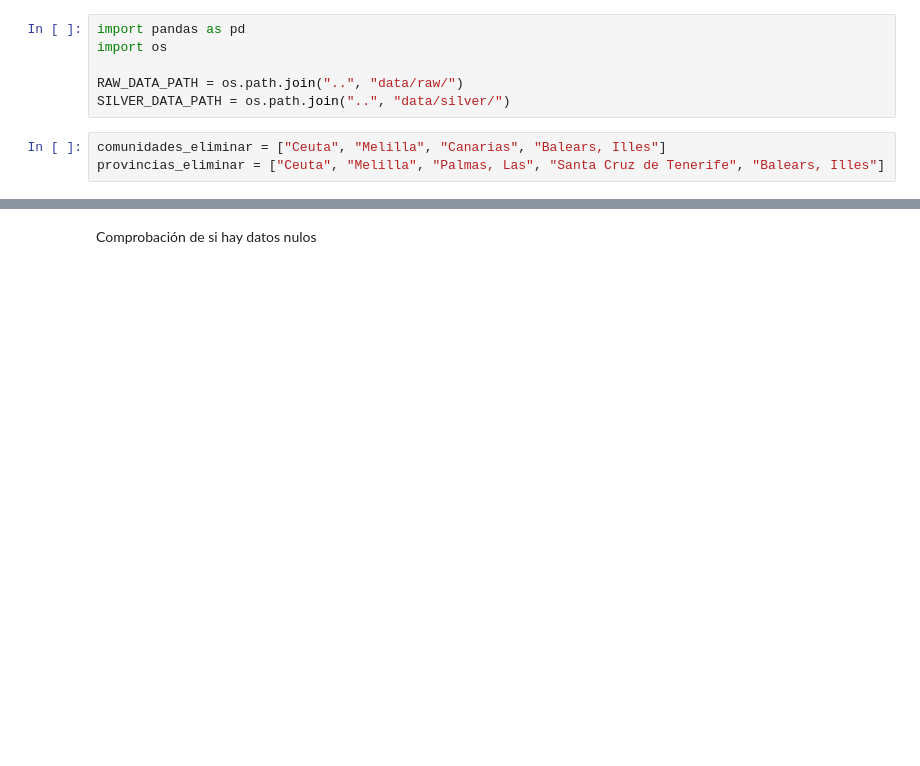
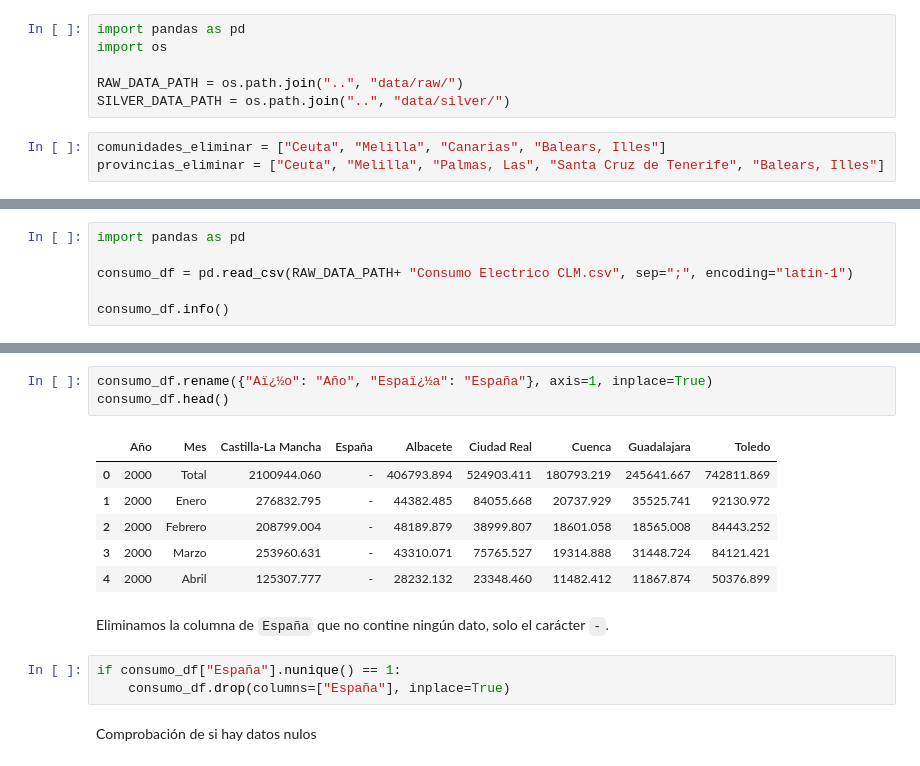
Before and after one commit to elena-17/DataMining-24-25, a Jupyter notebook: src/processing.ipynb, the cells around one changed output, grey strips where cells are left out. Saved outputs shown, nothing was run; the diff lists cells and outputs as text; blank space fills up the shorter version.

```diff
--- a/src/processing.ipynb
+++ b/src/processing.ipynb
@@ -57,0 +28,6 @@ consumo_df.head(7)
+# %%
+import pandas as pd
+
+consumo_df = pd.read_csv(RAW_DATA_PATH+ "Consumo Electrico CLM.csv", sep=";", encoding="latin-1")
+
+consumo_df.info()
@@ -58,3 +51,18 @@ consumo_df.head(7)
+# %%
+consumo_df.rename({"Aï¿½o": "Año", "Espaï¿½a": "España"}, axis=1, inplace=True)
+consumo_df.head()
+# %% [output]
+|  | Año | Mes | Castilla-La Mancha | España | Albacete | Ciudad Real | Cuenca | Guadalajara | Toledo |
+| 0 | 2000 | Total | 2100944.060 | - | 406793.894 | 524903.411 | 180793.219 | 245641.667 | 742811.869 |
+| 1 | 2000 | Enero | 276832.795 | - | 44382.485 | 84055.668 | 20737.929 | 35525.741 | 92130.972 |
+| 2 | 2000 | Febrero | 208799.004 | - | 48189.879 | 38999.807 | 18601.058 | 18565.008 | 84443.252 |
+| 3 | 2000 | Marzo | 253960.631 | - | 43310.071 | 75765.527 | 19314.888 | 31448.724 | 84121.421 |
+| 4 | 2000 | Abril | 125307.777 | - | 28232.132 | 23348.460 | 11482.412 | 11867.874 | 50376.899 |
+# %% [markdown]
+Eliminamos la columna de `España` que no contine ningún dato, solo el carácter `-`.
+# %%
+if consumo_df["España"].nunique() == 1:
+    consumo_df.drop(columns=["España"], inplace=True)
 # %% [markdown]
 Comprobación de si hay datos nulos
 # %%
```
Also changed, not shown: parts of 21 cells of this notebook, 2 other files.
